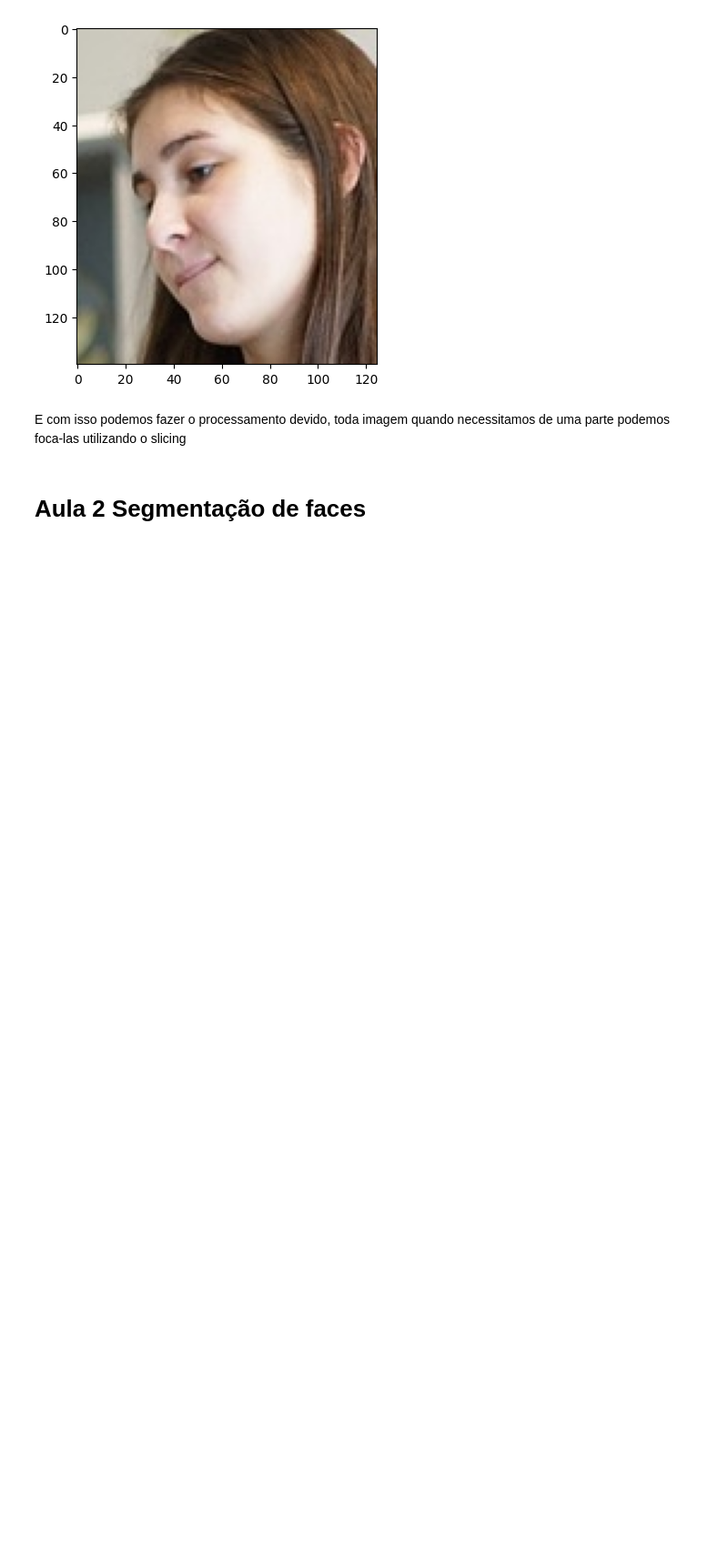
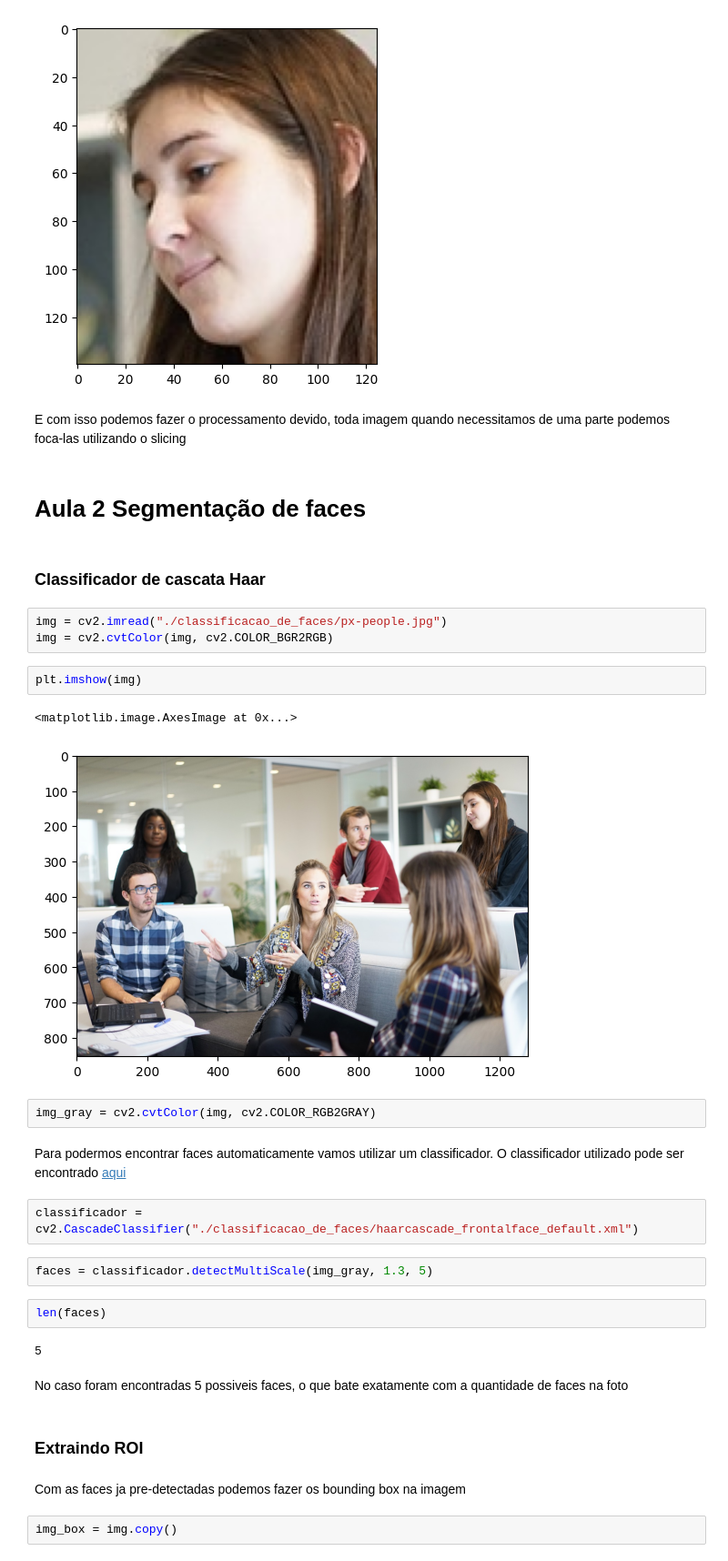
Before and after one commit to GustavoDwSantos/cursosalura, a Jupyter notebook: visao_computacional_com_OpenCV/Análise_e_Classificação_de_Faces.ipynb, the cells around one changed output. Shown at 91% size. Drawn from its saved outputs; the diff is of its cells as text; blank space fills up the shorter version.

Commit message:
Adição Curso Analise e classificação de faces - Adição referente aos arquivos da Aula 2

```diff
--- a/visao_computacional_com_OpenCV/Análise_e_Classificação_de_Faces.ipynb
+++ b/visao_computacional_com_OpenCV/Análise_e_Classificação_de_Faces.ipynb
@@ -100,3 +74,33 @@ plt.imshow(img_sliced)
 E com isso podemos fazer o processamento devido, toda imagem quando necessitamos de uma parte podemos foca-las utilizando o slicing
 # %% [markdown]
 # Aula 2 Segmentação de faces
+# %% [markdown]
+### Classificador de cascata Haar
+# %%
+img = cv2.imread("./classificacao_de_faces/px-people.jpg")
+img = cv2.cvtColor(img, cv2.COLOR_BGR2RGB)
+# %%
+plt.imshow(img)
+# %% [output]
+<matplotlib.image.AxesImage at 0x...>
+[figure, added]
+# %%
+img_gray = cv2.cvtColor(img, cv2.COLOR_RGB2GRAY)
+# %% [markdown]
+Para podermos encontrar faces automaticamente vamos utilizar um classificador. O classificador utilizado pode ser encontrado [aqui](https://github.com/opencv/opencv/tree/master/data/haarcascades)
+# %%
+classificador = cv2.CascadeClassifier("./classificacao_de_faces/haarcascade_frontalface_default.xml")
+# %%
+faces = classificador.detectMultiScale(img_gray, 1.3, 5)
+# %%
+len(faces)
+# %% [output]
+5
+# %% [markdown]
+No caso foram encontradas 5 possiveis faces, o que bate exatamente com a quantidade de faces na foto
+# %% [markdown]
+### Extraindo ROI
+# %% [markdown]
+Com as faces ja pre-detectadas podemos fazer os bounding box na imagem
+# %%
+img_box = img.copy()
```
Also changed, not shown: parts of 8 cells of this notebook, 8 other files.
